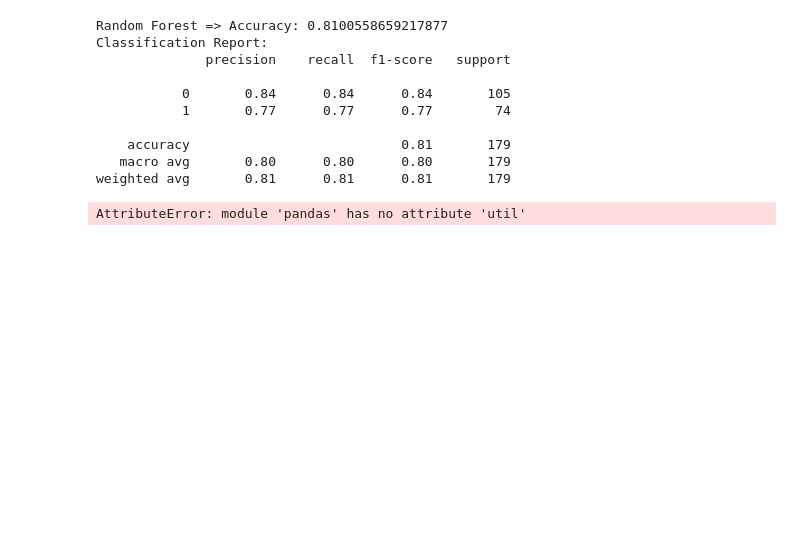
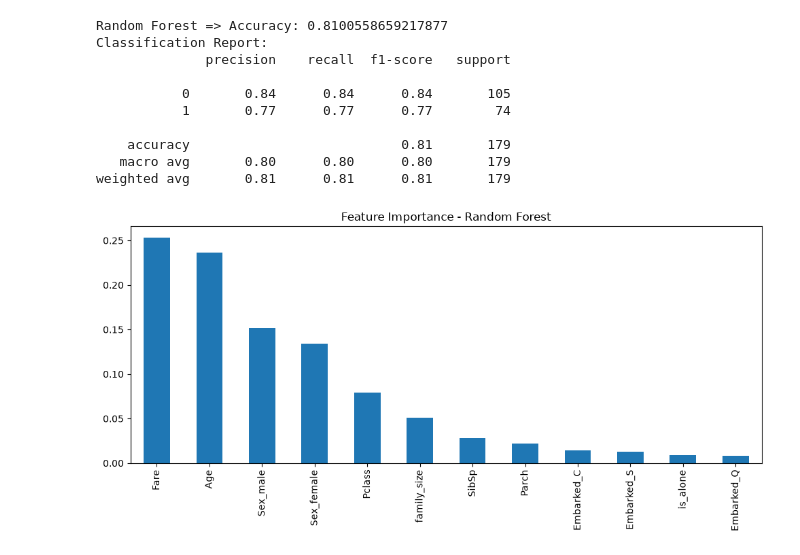
Before and after one commit to jamieleeuw/titanic-ml, a Jupyter notebook: titanic_ml.ipynb, the cells around one changed output. Saved outputs shown, nothing was run; the diff lists cells and outputs as text; code cells hidden in the pictures; blank space fills up the shorter version.

```diff
--- a/titanic_ml.ipynb
+++ b/titanic_ml.ipynb
@@ -199,14 +199,11 @@ Classification Report:
     accuracy                           0.81       179
    macro avg       0.80      0.80      0.80       179
 weighted avg       0.81      0.81      0.81       179
-# %%
-from xgboost import XGBClassifier
-
-model_xgb = XGBClassifier(random_state=42)
-model_xgb.fit(X_train, y_train)
-
-y_pred_xgb = model_xgb.predict(X_test)
-print("XGBoost => Accuracy:", accuracy_score(y_test, y_pred_xgb))
-print(classification_report(y_test, y_pred_xgb))
-# %% [output]
-AttributeError: module 'pandas' has no attribute 'util'
+# %%
+feature_importance = pd.Series(model_rf.feature_importances_, index=X.columns)
+feature_importance.sort_values(ascending=False).plot(kind='bar', figsize=(10,5))
+plt.title('Feature Importance - Random Forest')
+plt.tight_layout()
+plt.show()
+# %% [output]
+[figure, added]
```
Also changed, not shown: 1 other file.
